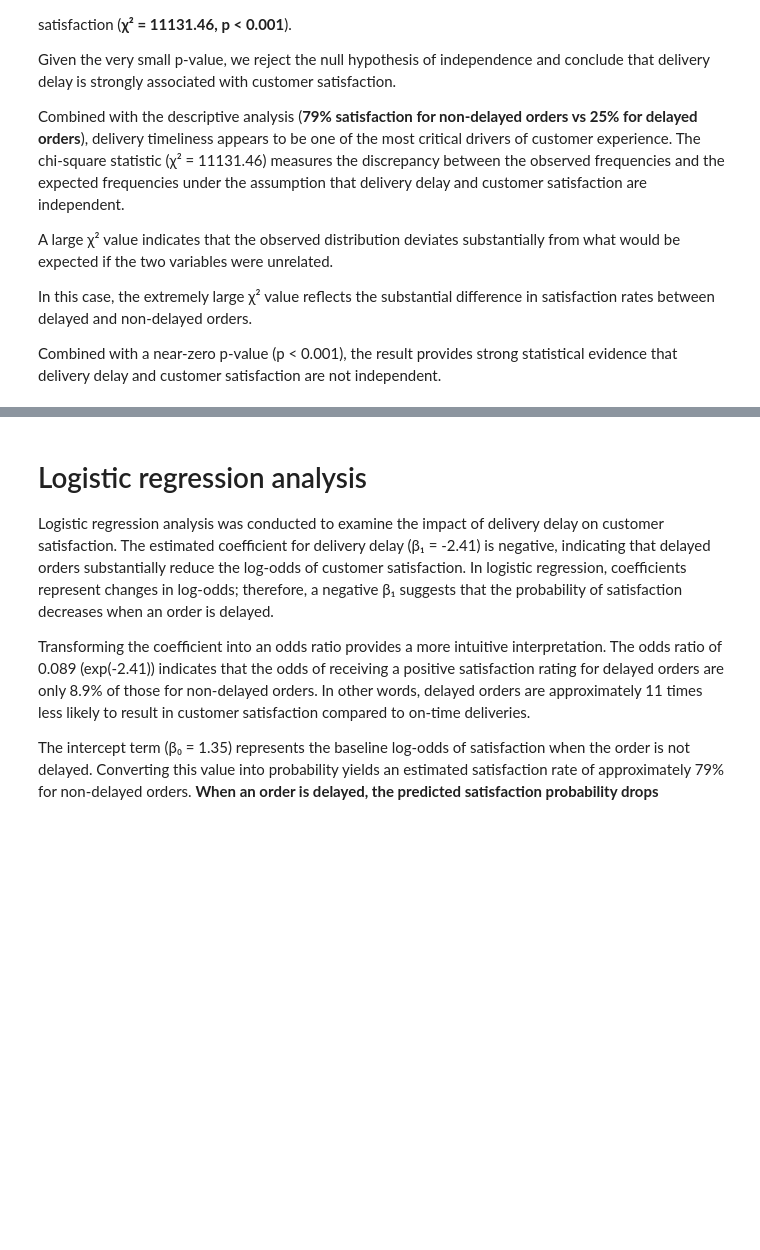
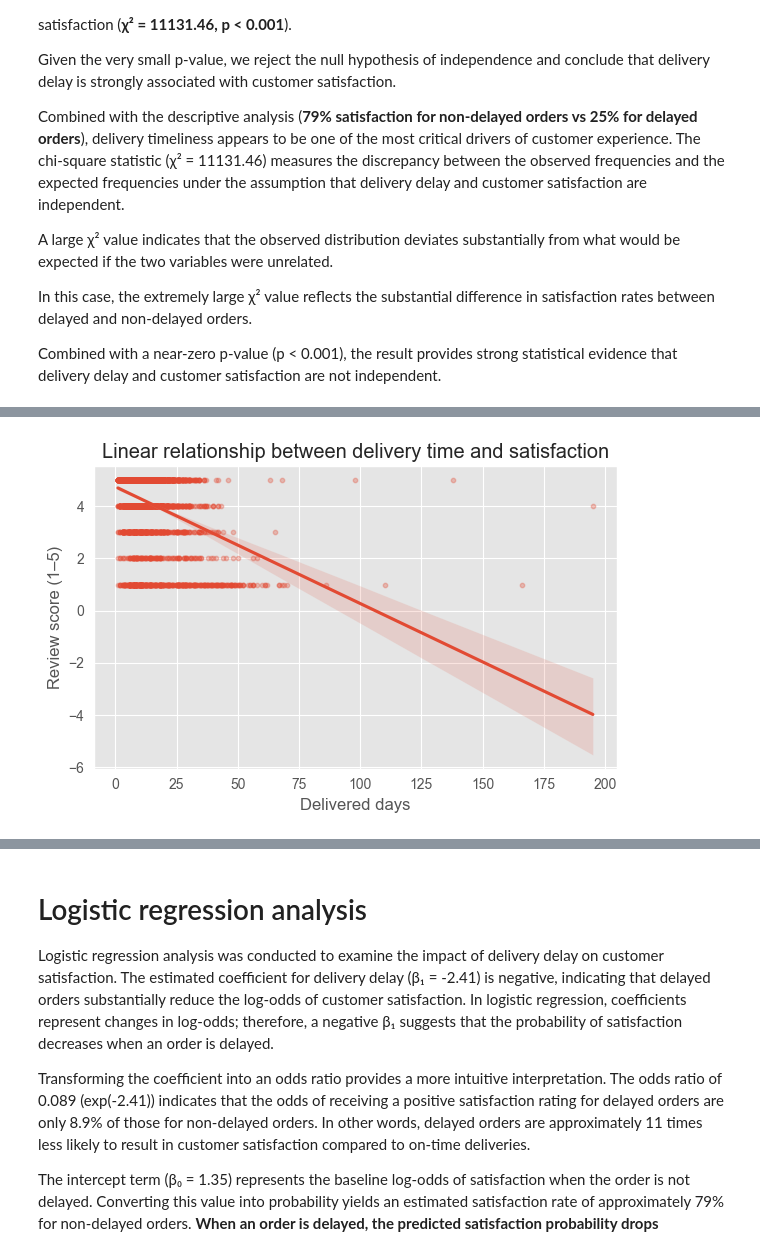
Before and after one commit to WangXin154/E-commerce_decision-making-_intelligence, a Jupyter notebook: E-commerce_decision-making _ntelligence/Statistical_analysis_report/01_satisfaction_vs_delivery.ipynb, the cells around one changed output, grey strips where cells are left out. Saved outputs shown, nothing was run; the diff lists cells and outputs as text; code cells hidden in the pictures; blank space fills up the shorter version.

```diff
--- a/E-commerce_decision-making _ntelligence/Statistical_analysis_report/01_satisfaction_vs_delivery.ipynb
+++ b/E-commerce_decision-making _ntelligence/Statistical_analysis_report/01_satisfaction_vs_delivery.ipynb
@@ -340,0 +436,15 @@ Combined with a near-zero p-value (p < 0.001), the result provides strong statis
+# %%
+# OLS: linear model for 1–5 satisfaction score
+
+# Choose predictors and outcome
+ols_df = df_full[["review_score", "delivered_days", "order_value", "is_delayed"]].dropna()
+
+X = ols_df[["delivered_days", "order_value", "is_delayed"]]
+y = ols_df["review_score"]
+
+# Add constant term
+X = sm.add_constant(X)
+
+ols_model = sm.OLS(y, X).fit()
+
+print(ols_model.summary())
@@ -340,0 +469,21 @@ Combined with a near-zero p-value (p < 0.001), the result provides strong statis
+# %%
+# OLS visualisation: review_score vs delivered_days
+if len(ols_df) > 5000:
+    plot_df_days = ols_df.sample(n=5000, random_state=42)
+else:
+    plot_df_days = ols_df.copy()
+
+plt.figure(figsize=(6, 4))
+sns.regplot(
+    data=plot_df_days,
+    x="delivered_days",
+    y="review_score",
+    scatter_kws={"alpha": 0.3, "s": 10}
+)
+plt.xlabel("Delivered days")
+plt.ylabel("Review score (1–5)")
+plt.title("Linear relationship between delivery time and satisfaction")
+plt.tight_layout()
+plt.show()
+# %% [output]
+[figure, added]
```
Also changed, not shown: parts of 35 cells of this notebook.
